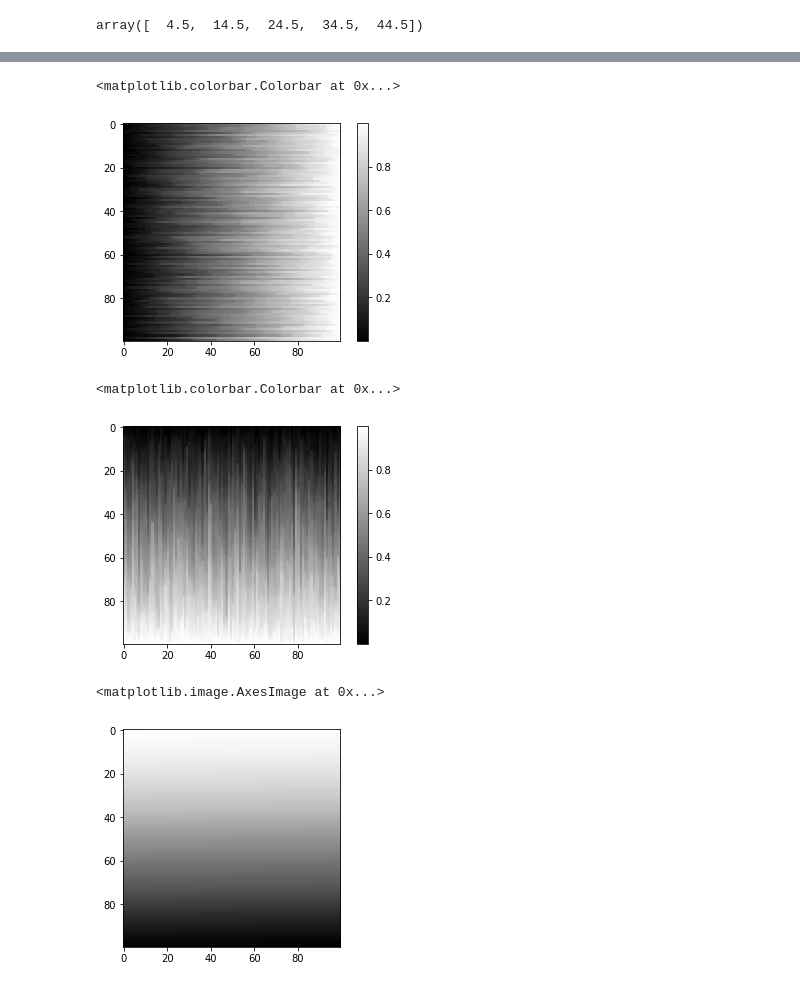
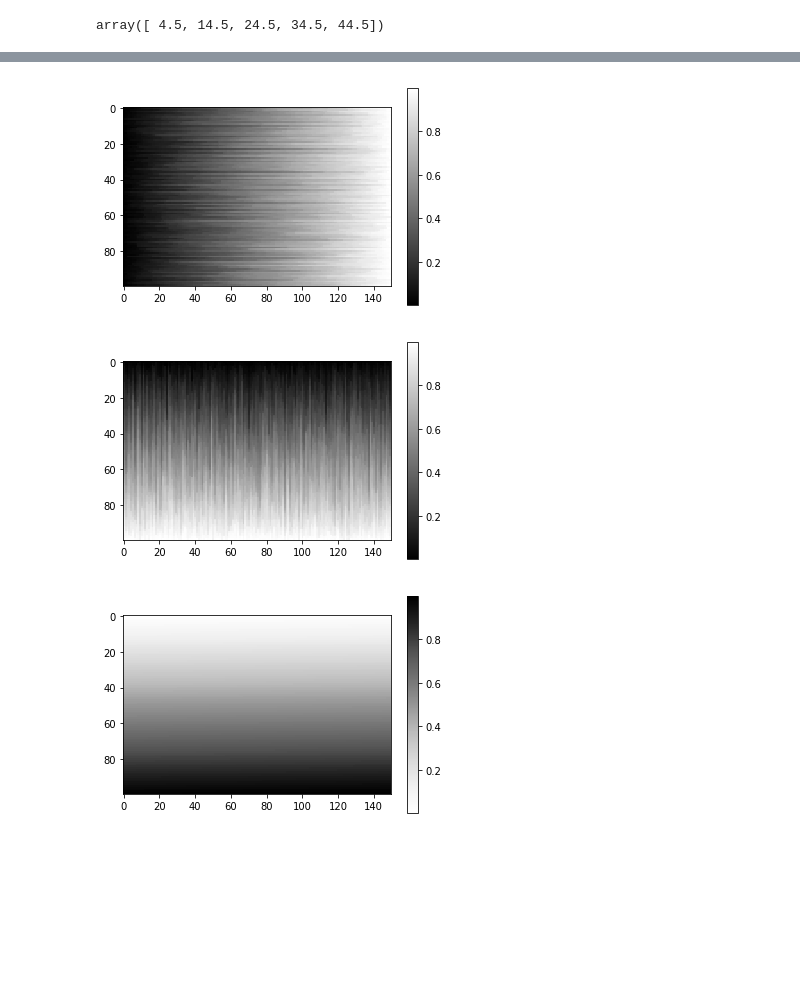
Before and after one commit to nonZero/learn-numpy, a Jupyter notebook: 030-axis-operations.ipynb, the cells around one changed output, grey strips where cells are left out. Drawn from its saved outputs; the diff is of its cells as text; code cells hidden in the pictures; blank space fills up the shorter version.

```diff
--- a/030-axis-operations.ipynb
+++ b/030-axis-operations.ipynb
@@ -53,4 +53,4 @@ array([  4.5,  14.5,  24.5,  34.5,  44.5])
 # %%
-b = np.random.random((100,100))
+b = np.random.random((100,150))
 # %%
 imshow(b, cmap=cm.gray)
@@ -60,17 +60,16 @@ imshow(b, cmap=cm.gray)
+# %%
+imshow(np.sort(b), cmap=cm.gray)
+# colorbar(orientation='horizontal',fraction=0.06);
+colorbar();
+# %% [output]
+[figure, added]
 # %%
-imshow(np.sort(b), cmap=cm.gray)
-colorbar()
+imshow(np.sort(b, axis=0), cmap=cm.gray)
+colorbar();
 # %% [output]
-<matplotlib.colorbar.Colorbar at 0x...>
-[figure, old version]
+[figure, new version]
 # %%
-imshow(np.sort(b, axis=0), cmap=cm.gray)
-colorbar()
+imshow(np.sort(b.ravel()).reshape(b.shape), cmap=cm.Greys)
+colorbar();
 # %% [output]
-<matplotlib.colorbar.Colorbar at 0x...>
-[figure, old version]
+[figure, new version]
-# %%
-imshow(np.sort(b.ravel()).reshape(100,100), cmap=cm.Greys)
-# %% [output]
-<matplotlib.image.AxesImage at 0x...>
-[figure, removed]
```
Also changed, not shown: parts of 1 cell of this notebook, 1 other file.
